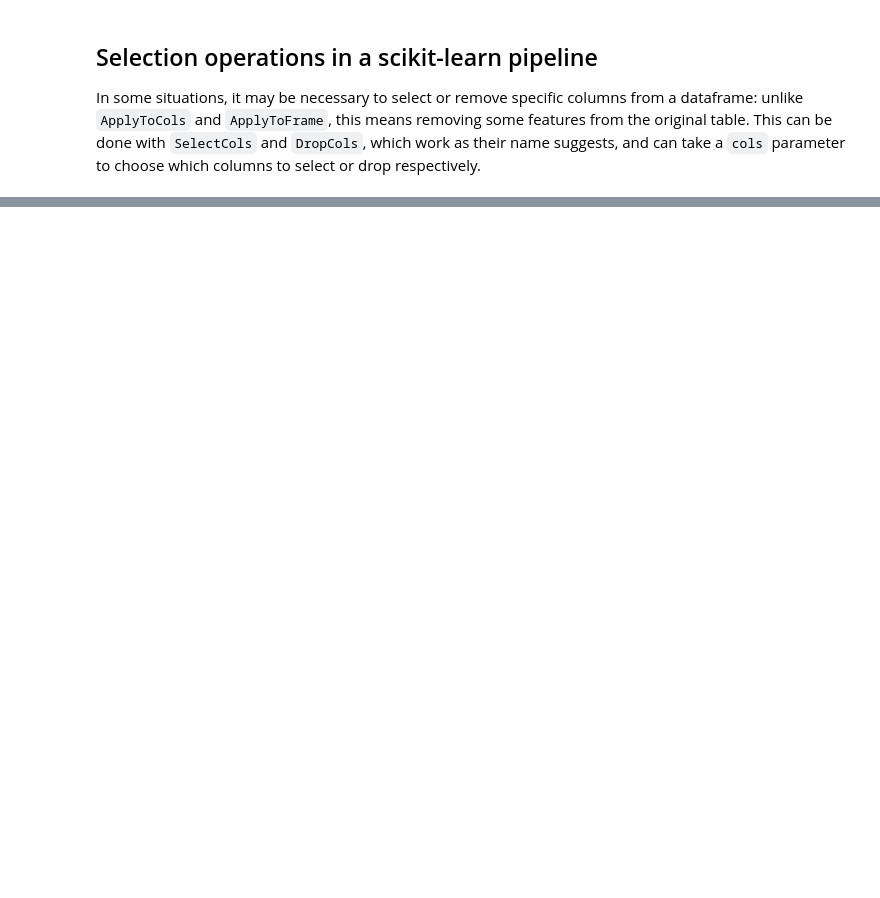
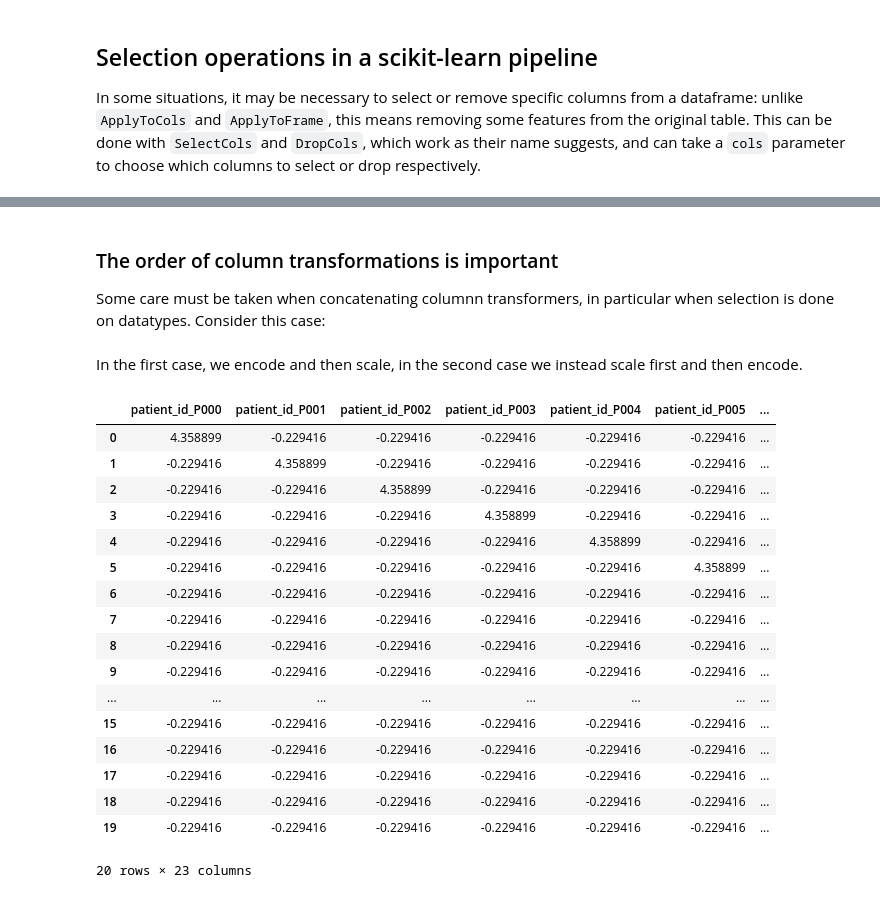
Before and after one commit to skrub-data/skrub-tutorials, a Jupyter notebook: content/notebooks/03_feat_eng_apply.ipynb, the cells around one changed output, grey strips where cells are left out. Cells and saved outputs as stored; diff of their text form; code cells hidden in the pictures; blank space fills up the shorter version.

```diff
--- a/content/notebooks/03_feat_eng_apply.ipynb
+++ b/content/notebooks/03_feat_eng_apply.ipynb
@@ -126,0 +222,16 @@ which columns to select or drop respectively.
+# %%
+from sklearn.pipeline import make_pipeline
+from skrub import SelectCols
+
+df = pd.DataFrame({
+    "patient_id": [f"P{i:03d}" for i in range(n_patients)],
+    "age": np.random.randint(18, 80, size=n_patients),
+    "sex": np.random.choice(["M", "F"], size=n_patients),
+})
+
+select = SelectCols("patient_id")
+encode = ApplyToCols(OneHotEncoder(sparse_output=False))
+reduce = ApplyToFrame(PCA(n_components=2))
+
+transform = make_pipeline(select, encode, reduce)
+transform.fit_transform(df)
@@ -126,0 +256,32 @@ which columns to select or drop respectively.
+# %% [markdown]
+### The order of column transformations is important
+Some care must be taken when concatenating columnn transformers, in particular
+when selection is done on datatypes. Consider this case:
+# %%
+encode = ApplyToCols(OneHotEncoder(sparse_output=False), cols=s.string())
+scale = ApplyToCols(StandardScaler(), cols=s.numeric())
+# %% [markdown]
+In the first case, we encode and then scale, in the second case we instead
+scale first and then encode.
+# %%
+transform_1 = make_pipeline(encode, scale)
+transform_1.fit_transform(df)
+# %% [output]
+|  | patient_id_P000 | patient_id_P001 | patient_id_P002 | patient_id_P003 | patient_id_P004 | patient_id_P005 | ... |
+| 0 | 4.358899 | -0.229416 | -0.229416 | -0.229416 | -0.229416 | -0.229416 | ... |
+| 1 | -0.229416 | 4.358899 | -0.229416 | -0.229416 | -0.229416 | -0.229416 | ... |
+| 2 | -0.229416 | -0.229416 | 4.358899 | -0.229416 | -0.229416 | -0.229416 | ... |
+| 3 | -0.229416 | -0.229416 | -0.229416 | 4.358899 | -0.229416 | -0.229416 | ... |
+| 4 | -0.229416 | -0.229416 | -0.229416 | -0.229416 | 4.358899 | -0.229416 | ... |
+| 5 | -0.229416 | -0.229416 | -0.229416 | -0.229416 | -0.229416 | 4.358899 | ... |
+| 6 | -0.229416 | -0.229416 | -0.229416 | -0.229416 | -0.229416 | -0.229416 | ... |
+| 7 | -0.229416 | -0.229416 | -0.229416 | -0.229416 | -0.229416 | -0.229416 | ... |
+| 8 | -0.229416 | -0.229416 | -0.229416 | -0.229416 | -0.229416 | -0.229416 | ... |
+| 9 | -0.229416 | -0.229416 | -0.229416 | -0.229416 | -0.229416 | -0.229416 | ... |
+| ... | ... | ... | ... | ... | ... | ... | ... |
+| 15 | -0.229416 | -0.229416 | -0.229416 | -0.229416 | -0.229416 | -0.229416 | ... |
+| 16 | -0.229416 | -0.229416 | -0.229416 | -0.229416 | -0.229416 | -0.229416 | ... |
+| 17 | -0.229416 | -0.229416 | -0.229416 | -0.229416 | -0.229416 | -0.229416 | ... |
+| 18 | -0.229416 | -0.229416 | -0.229416 | -0.229416 | -0.229416 | -0.229416 | ... |
+| 19 | -0.229416 | -0.229416 | -0.229416 | -0.229416 | -0.229416 | -0.229416 | ... |
+20 rows × 23 columns
```
Also changed, not shown: parts of 16 cells of this notebook, 24 other files.
